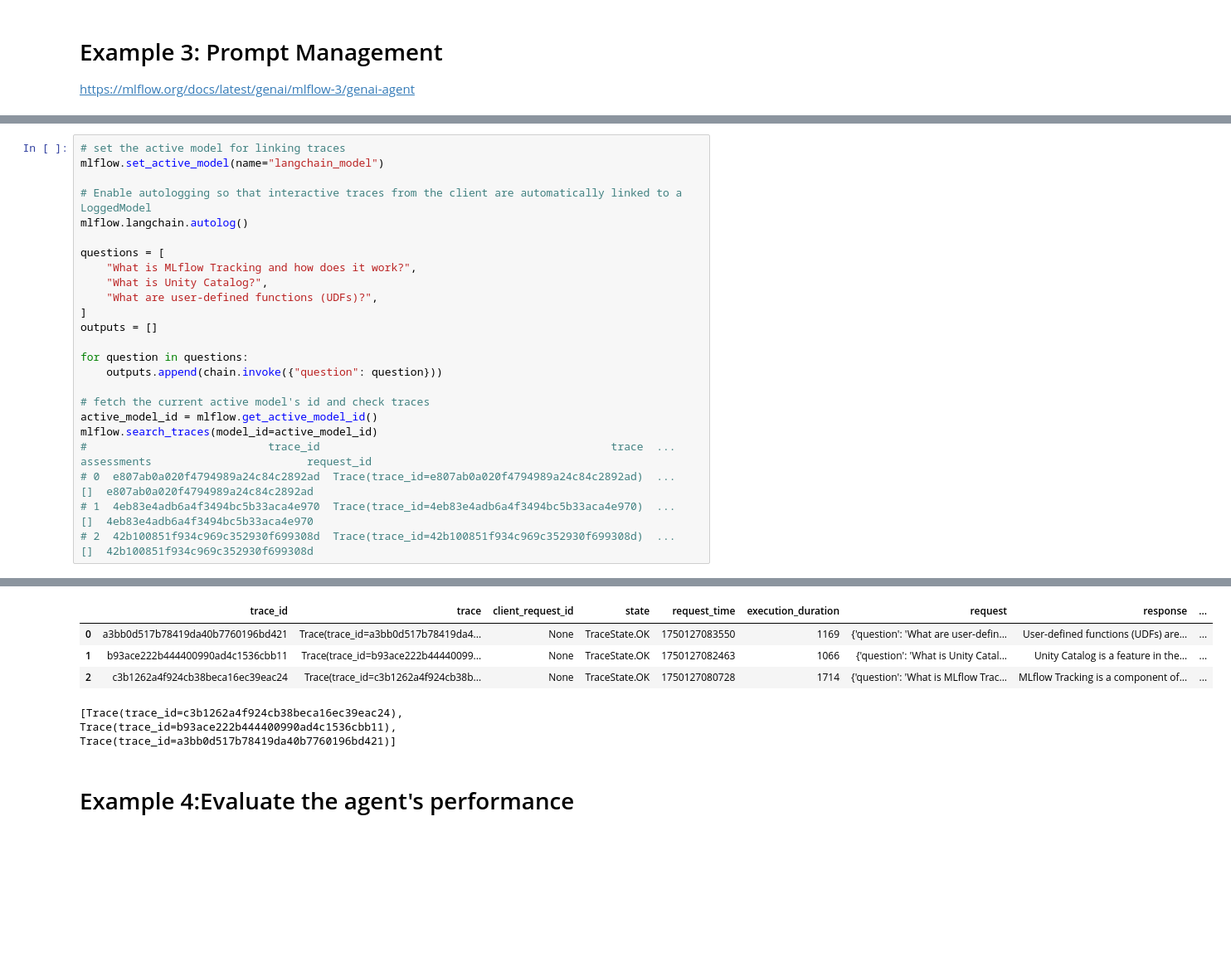
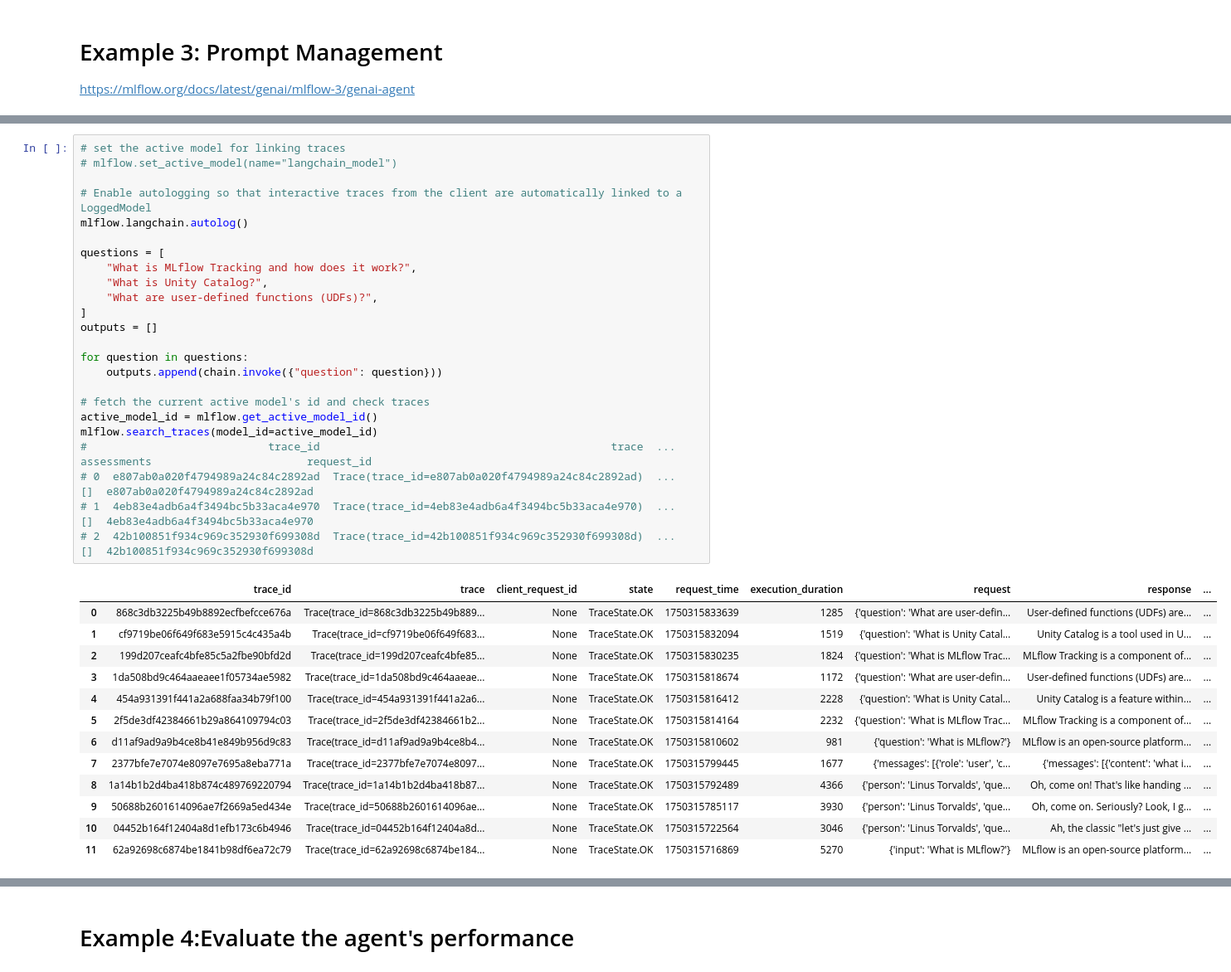
Before and after one commit to mlrepa/experiments-for-modern-ai-and-mlops, a Jupyter notebook: notebooks/5-genai-with-mlflow-3.ipynb, the cells around one changed output, grey strips where cells are left out. Shown at 83% size. Drawn from its saved outputs; the diff is of its cells as text; blank space fills up the shorter version.

```diff
--- a/notebooks/5-genai-with-mlflow-3.ipynb
+++ b/notebooks/5-genai-with-mlflow-3.ipynb
@@ -226,25 +229,38 @@ Trace(trace_id=bdb9ab32785c4984adf5b788986c2047)
 # %%
 # set the active model for linking traces
-mlflow.set_active_model(name="langchain_model")
+# mlflow.set_active_model(name="langchain_model")
 
 # Enable autologging so that interactive traces from the client are automatically linked to a LoggedModel
 mlflow.langchain.autolog()
 
 questions = [
     "What is MLflow Tracking and how does it work?",
     "What is Unity Catalog?",
     "What are user-defined functions (UDFs)?",
 ]
 outputs = []
 
 for question in questions:
     outputs.append(chain.invoke({"question": question}))
 
 # fetch the current active model's id and check traces
 active_model_id = mlflow.get_active_model_id()
 mlflow.search_traces(model_id=active_model_id)
 #                            trace_id                                             trace  ...  assessments                        request_id
 # 0  e807ab0a020f4794989a24c84c2892ad  Trace(trace_id=e807ab0a020f4794989a24c84c2892ad)  ...           []  e807ab0a020f4794989a24c84c2892ad
 # 1  4eb83e4adb6a4f3494bc5b33aca4e970  Trace(trace_id=4eb83e4adb6a4f3494bc5b33aca4e970)  ...           []  4eb83e4adb6a4f3494bc5b33aca4e970
 # 2  42b100851f934c969c352930f699308d  Trace(trace_id=42b100851f934c969c352930f699308d)  ...           []  42b100851f934c969c352930f699308d
 # %% [output]
+|  | trace_id | trace | client_request_id | state | request_time | execution_duration | request | response | ... |
+| 0 | 868c3db3225b49b8892ecfbefcce676a | Trace(trace_id=868c3db3225b49b889... | None | TraceState.OK | 1750315833639 | 1285 | {'question': 'What are user-defin... | User-defined functions (UDFs) are... | ... |
+| 1 | cf9719be06f649f683e5915c4c435a4b | Trace(trace_id=cf9719be06f649f683... | None | TraceState.OK | 1750315832094 | 1519 | {'question': 'What is Unity Catal... | Unity Catalog is a tool used in U... | ... |
+| 2 | 199d207ceafc4bfe85c5a2fbe90bfd2d | Trace(trace_id=199d207ceafc4bfe85... | None | TraceState.OK | 1750315830235 | 1824 | {'question': 'What is MLflow Trac... | MLflow Tracking is a component of... | ... |
+| 3 | 1da508bd9c464aaeaee1f05734ae5982 | Trace(trace_id=1da508bd9c464aaeae... | None | TraceState.OK | 1750315818674 | 1172 | {'question': 'What are user-defin... | User-defined functions (UDFs) are... | ... |
+| 4 | 454a931391f441a2a688faa34b79f100 | Trace(trace_id=454a931391f441a2a6... | None | TraceState.OK | 1750315816412 | 2228 | {'question': 'What is Unity Catal... | Unity Catalog is a feature within... | ... |
+| 5 | 2f5de3df42384661b29a864109794c03 | Trace(trace_id=2f5de3df42384661b2... | None | TraceState.OK | 1750315814164 | 2232 | {'question': 'What is MLflow Trac... | MLflow Tracking is a component of... | ... |
+| 6 | d11af9ad9a9b4ce8b41e849b956d9c83 | Trace(trace_id=d11af9ad9a9b4ce8b4... | None | TraceState.OK | 1750315810602 | 981 | {'question': 'What is MLflow?'} | MLflow is an open-source platform... | ... |
+| 7 | 2377bfe7e7074e8097e7695a8eba771a | Trace(trace_id=2377bfe7e7074e8097... | None | TraceState.OK | 1750315799445 | 1677 | {'messages': [{'role': 'user', 'c... | {'messages': [{'content': 'what i... | ... |
+| 8 | 1a14b1b2d4ba418b874c489769220794 | Trace(trace_id=1a14b1b2d4ba418b87... | None | TraceState.OK | 1750315792489 | 4366 | {'person': 'Linus Torvalds', 'que... | Oh, come on! That's like handing ... | ... |
+| 9 | 50688b2601614096ae7f2669a5ed434e | Trace(trace_id=50688b2601614096ae... | None | TraceState.OK | 1750315785117 | 3930 | {'person': 'Linus Torvalds', 'que... | Oh, come on. Seriously? Look, I g... | ... |
+| 10 | 04452b164f12404a8d1efb173c6b4946 | Trace(trace_id=04452b164f12404a8d... | None | TraceState.OK | 1750315722564 | 3046 | {'person': 'Linus Torvalds', 'que... | Ah, the classic "let's just give ... | ... |
+| 11 | 62a92698c6874be1841b98df6ea72c79 | Trace(trace_id=62a92698c6874be184... | None | TraceState.OK | 1750315716869 | 5270 | {'input': 'What is MLflow?'} | MLflow is an open-source platform... | ... |
@@ -253,8 +268,3 @@ mlflow.search_traces(model_id=active_model_id)
-|  | trace_id | trace | client_request_id | state | request_time | execution_duration | request | response | ... |
-| 0 | a3bb0d517b78419da40b7760196bd421 | Trace(trace_id=a3bb0d517b78419da4... | None | TraceState.OK | 1750127083550 | 1169 | {'question': 'What are user-defin... | User-defined functions (UDFs) are... | ... |
-| 1 | b93ace222b444400990ad4c1536cbb11 | Trace(trace_id=b93ace222b44440099... | None | TraceState.OK | 1750127082463 | 1066 | {'question': 'What is Unity Catal... | Unity Catalog is a feature in the... | ... |
-| 2 | c3b1262a4f924cb38beca16ec39eac24 | Trace(trace_id=c3b1262a4f924cb38b... | None | TraceState.OK | 1750127080728 | 1714 | {'question': 'What is MLflow Trac... | MLflow Tracking is a component of... | ... |
-[Trace(trace_id=c3b1262a4f924cb38beca16ec39eac24), Trace(trace_id=b93ace222b444400990ad4c1536cbb11), Trace(trace_id=a3bb0d517b78419da40b7760196bd421)]
 # %% [markdown]
 # Example 4:Evaluate the agent's performance
 # %%
```
Also changed, not shown: parts of 11 cells of this notebook, 6 other files.
